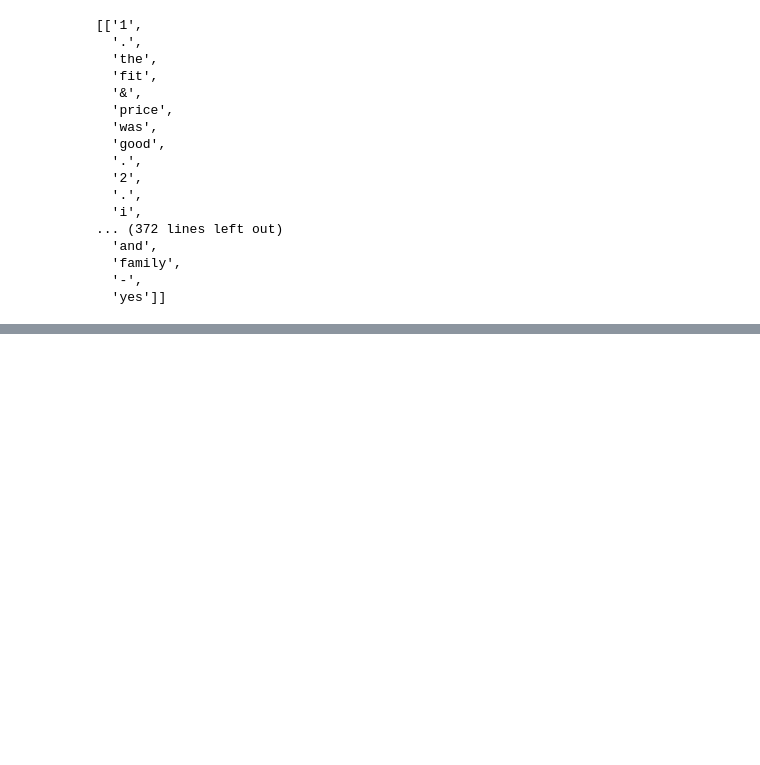
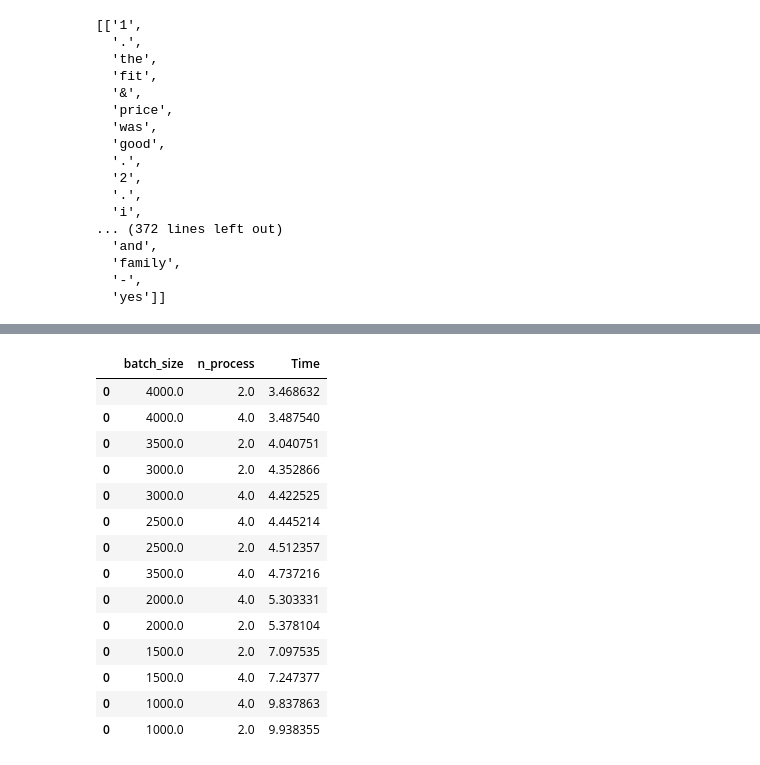
Before and after one commit to Ankur3107/Research, a Jupyter notebook: multi_processing/spacy tokenization multi-processing.ipynb, the cells around one changed output, grey strips where cells are left out. Saved outputs shown, nothing was run; the diff lists cells and outputs as text; code cells hidden in the pictures; blank space fills up the shorter version.

```diff
--- a/multi_processing/spacy tokenization multi-processing.ipynb
+++ b/multi_processing/spacy tokenization multi-processing.ipynb
@@ -136,0 +216,17 @@ word_sequences[0:10]
+# %%
+def get_stats_for_concurrent(nlp, Verbatims, batch_sizes, n_processs):
+    result_df = pd.DataFrame({"batch_size":[],'n_threads':[],'n_process':[],'Time':[]})
+    for batch_size in batch_sizes:
+            for n_process in n_processs:
+                start = time.time()
+                tp = TokenizeProcessor(nlp, chunksize=batch_size, max_workers=n_process)
+                word_sequences = tp(Verbatims)
+                end = time.time()
+                t_time = end - start
+                result_df = result_df.append(pd.DataFrame({"batch_size":[batch_size],'n_threads':[n_threads],'n_process':[n_process],'Time':[t_time]}))
+                print('result shape:', result_df.shape)
+    return result_df
+# %%
+batch_sizes=[1000, 1500, 2000, 2500, 3000, 3500, 4000]
+n_process=[2,4]
+multiprocessing_result_df_2 = get_stats_for_concurrent(nlp, Verbatims, batch_sizes, n_process)
@@ -136,0 +249,18 @@ word_sequences[0:10]
+# %%
+multiprocessing_result_df_2.sort_values('Time')
+# %% [output]
+|  | batch_size | n_process | Time |
+| 0 | 4000.0 | 2.0 | 3.468632 |
+| 0 | 4000.0 | 4.0 | 3.487540 |
+| 0 | 3500.0 | 2.0 | 4.040751 |
+| 0 | 3000.0 | 2.0 | 4.352866 |
+| 0 | 3000.0 | 4.0 | 4.422525 |
+| 0 | 2500.0 | 4.0 | 4.445214 |
+| 0 | 2500.0 | 2.0 | 4.512357 |
+| 0 | 3500.0 | 4.0 | 4.737216 |
+| 0 | 2000.0 | 4.0 | 5.303331 |
+| 0 | 2000.0 | 2.0 | 5.378104 |
+| 0 | 1500.0 | 2.0 | 7.097535 |
+| 0 | 1500.0 | 4.0 | 7.247377 |
+| 0 | 1000.0 | 4.0 | 9.837863 |
+| 0 | 1000.0 | 2.0 | 9.938355 |
```
Also changed, not shown: parts of 12 cells of this notebook.
